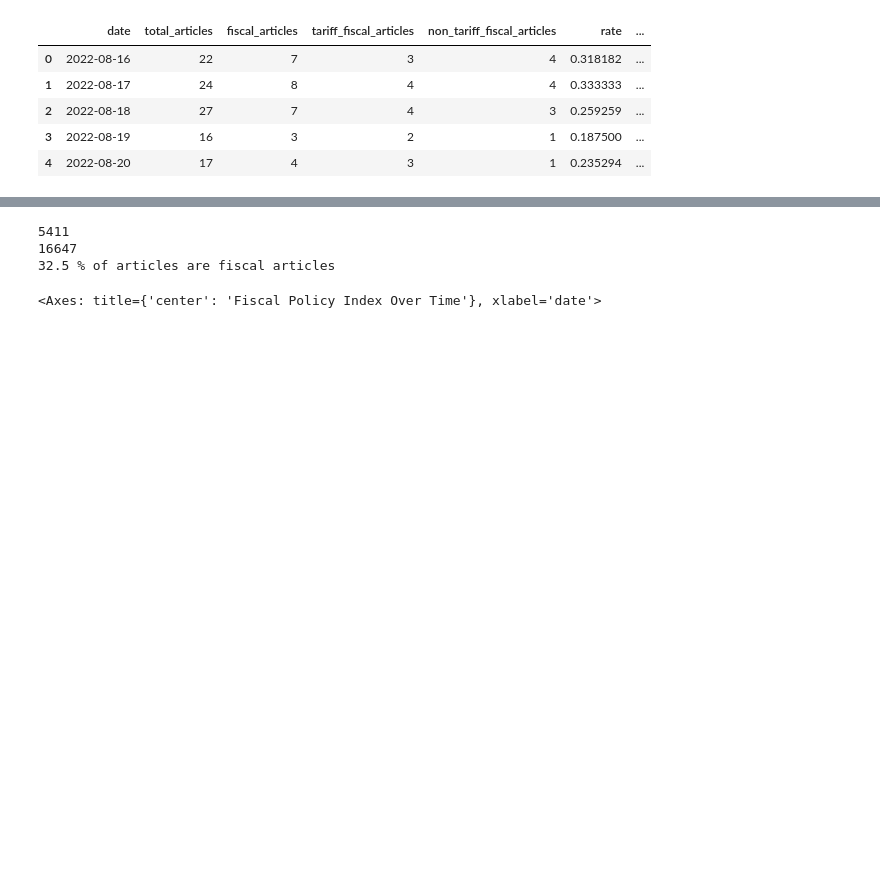
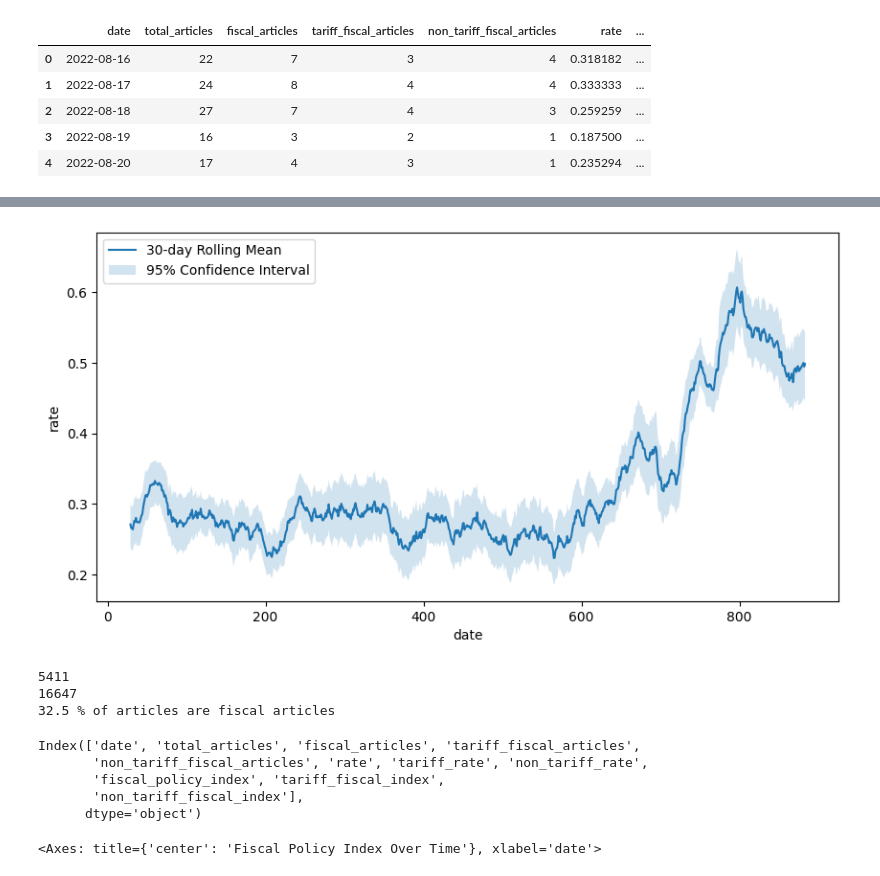
Before and after one commit to UWA-DS-11/capstone-project-11, a Jupyter notebook: fiscal_policy_index/pdf_extraction.ipynb, the cells around one changed output, grey strips where cells are left out. Saved outputs shown, nothing was run; the diff lists cells and outputs as text; code cells hidden in the pictures; blank space fills up the shorter version.

Commit message:
add confidence interval for 30 days rolling average, comment the date index code

```diff
--- a/fiscal_policy_index/pdf_extraction.ipynb
+++ b/fiscal_policy_index/pdf_extraction.ipynb
@@ -618,3 +418,0 @@ wsj_fpi['rate'].rolling(30).mean().plot()
-# %%
-wsj_fpi = wsj_fpi.set_index('date')
-wsj_fpi['rate'].rolling(30).mean().plot(figsize=(10,5))
@@ -624,3 +435,35 @@ wsj_fpi['rate'].rolling(30).mean().plot(figsize=(10,5))
+# %%
+# 30 days rolling
+#wsj_fpi = wsj_fpi.set_index('date')
+#wsj_fpi['rate'].rolling(30).mean().plot(figsize=(10,5))
+
+# calculate 95% confident intervals
+window=30
+z=1.96
+
+rolling_mean=wsj_fpi['rate'].rolling(window).mean()
+rolling_std=wsj_fpi['rate'].rolling(window).std()
+
+upper=rolling_mean+z*(rolling_std/np.sqrt(window))
+lower=rolling_mean-z*(rolling_std/np.sqrt(window))
+
+# plot the visual
+plt.figure(figsize=(10, 5))
+plt.plot(rolling_mean, label='30-day Rolling Mean')
+plt.fill_between(
+    rolling_mean.index,
+    lower,
+    upper,
+    alpha=0.2,
+    label='95% Confidence Interval'
+)
+
+plt.xlabel('date')
+plt.ylabel('rate')
+plt.legend()
+plt.show()
+# %% [output]
+[figure, added]
 # %%
 print(wsj_fpi['fiscal_articles'].sum())
 print(wsj_fpi['total_articles'].sum())
@@ -630,4 +473,12 @@ print(round((wsj_fpi['fiscal_articles'].sum() / wsj_fpi['total_articles'].sum())
 5411
 16647
 32.5 % of articles are fiscal articles
+# %%
+wsj_fpi.columns
+# %% [output]
+Index(['date', 'total_articles', 'fiscal_articles', 'tariff_fiscal_articles',
+       'non_tariff_fiscal_articles', 'rate', 'tariff_rate', 'non_tariff_rate',
+       'fiscal_policy_index', 'tariff_fiscal_index',
+       'non_tariff_fiscal_index'],
+      dtype='object')
 # %%
```
Also changed, not shown: parts of 32 cells of this notebook, 1 other file.
